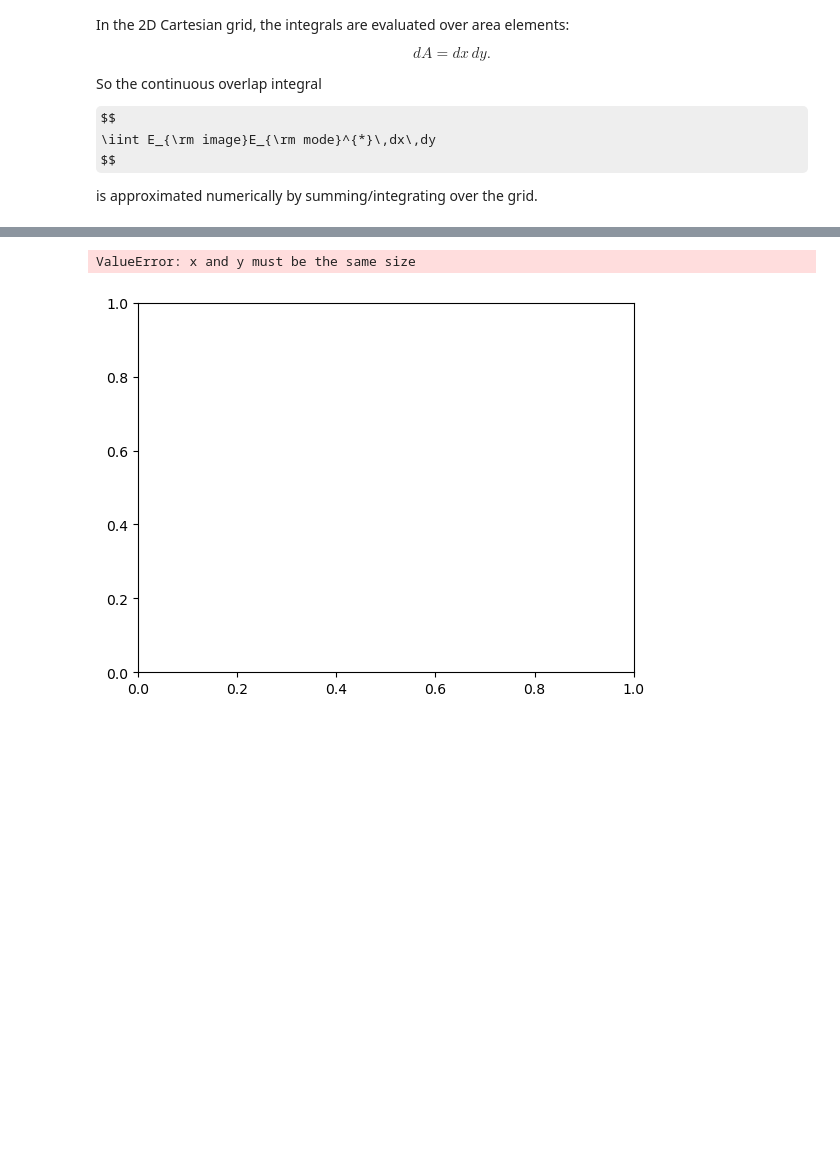
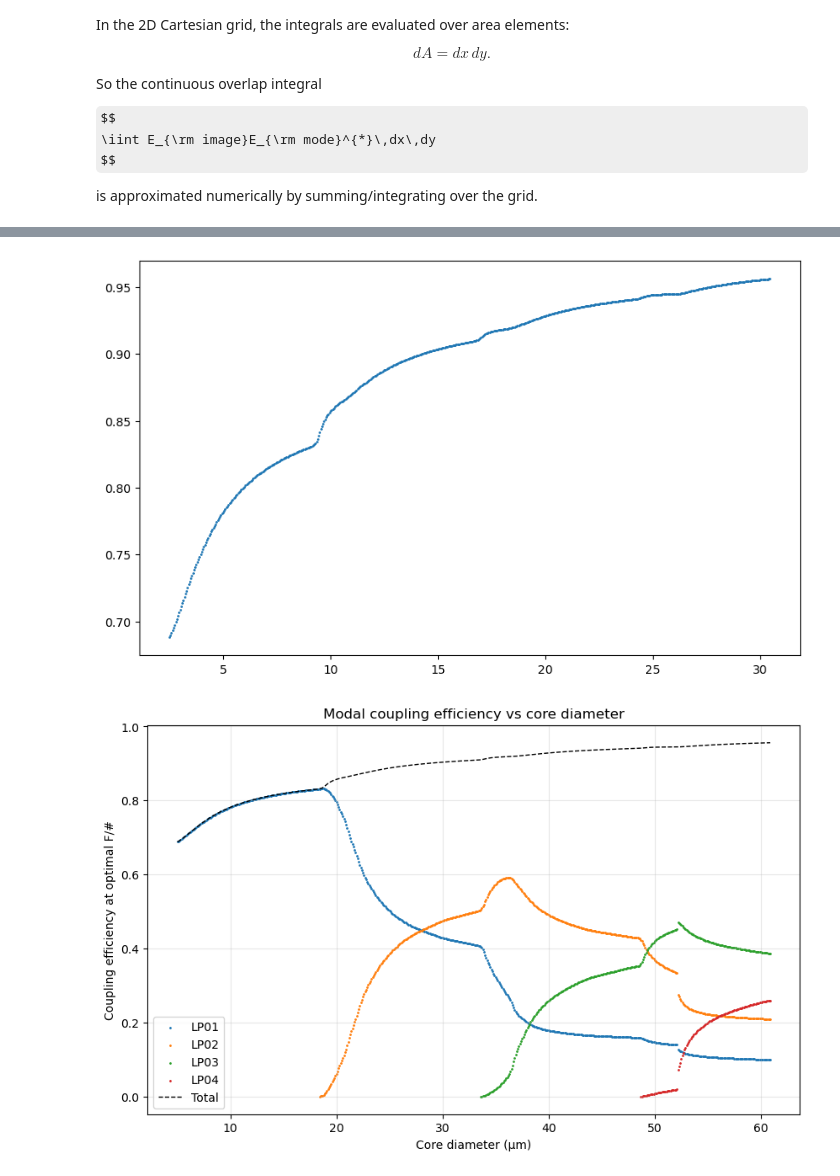
Before and after one commit to TongyueLiu/OH-Suppression-MRes-Project, a Jupyter notebook: notebooks/2D electric field calculations.ipynb, the cells around one changed output, grey strips where cells are left out. Cells and saved outputs as stored; diff of their text form; code cells hidden in the pictures; some formulas as TeX source; blank space fills up the shorter version.

```diff
--- a/notebooks/2D electric field calculations.ipynb
+++ b/notebooks/2D electric field calculations.ipynb
@@ -467,16 +485,16 @@ def coupling_efficiency_2d(E_image, E_mode, x_1d, y_1d):
     overlap_integrand = E_image * np.conjugate(E_mode)
 
     # First integrate along the direction of x:
-    overlap_x = np.trapezoid(overlap_integrand, x=x_1d, axis=1)
-    overlap = np.trapezoid(overlap_x, x=y_1d)
+    overlap_x = integrate.simpson(overlap_integrand, x=x_1d, axis=1)
+    overlap = integrate.simpson(overlap_x, x=y_1d)
 
     # Power is the integral of the electric field amplitude intensity.
     # The power in each electric field are normalisation factors when we take the product of
     # power in image field and power in mode field
-    P_image_x = np.trapezoid(np.abs(E_image)**2, x=x_1d, axis=1)
-    P_image = np.trapezoid(P_image_x, x=y_1d)
-    P_mode_x = np.trapezoid(np.abs(E_mode)**2, x=x_1d, axis=1)
-    P_mode = np.trapezoid(P_mode_x, x=y_1d)
+    P_image_x = integrate.simpson(np.abs(E_image)**2, x=x_1d, axis=1)
+    P_image = integrate.simpson(P_image_x, x=y_1d)
+    P_mode_x = integrate.simpson(np.abs(E_mode)**2, x=x_1d, axis=1)
+    P_mode = integrate.simpson(P_mode_x, x=y_1d)
 
     # Calculate the coupling efficiency
     numerator = np.abs(overlap)**2
@@ -721,6 +909,7 @@ y_1d = np.linspace(-r_max, r_max, n_grid)
 
 x, y = np.meshgrid(x_1d, y_1d)
 # %%
-core_radius_range_test = np.linspace(5e-6, 30e-6, 1000)
+core_radius_range_test = np.arange(2.5e-6, 30e-6 + 0.5e-6, 0.05e-6) # from 2 to 50 microns in meters, note arange is exclusive of the endpoint, so we add 0.5e-6 to include 30e-6 in the range
 lam0 = 1.5e-6
 NA = 0.1
+print(f"Testing {len(core_radius_range_test)} core radius values from {core_radius_range_test[0]*1e6:.2f} to {core_radius_range_test[-1]*1e6:.2f} microns")
@@ -758,7 +981,53 @@ results_2d_sym
 # %%
-eta_best_values = [result.eta_best for result in results_2d_sym]
+a_arr = np.array([res["a"] for res in data_few_sym_2d])
+V_arr = np.array([res["V"] for res in data_few_sym_2d])
+F_opt_arr = np.array([res["F_opt"] for res in data_few_sym_2d])
+eta_total_arr = np.array([res["eta_total_opt"] for res in data_few_sym_2d])
 # %%
-plt.scatter(core_radius_range_test, eta_best_values, marker='o')
+plt.figure(figsize=(10, 6))
+plt.scatter(a_arr * 1e6, eta_total_arr, s=1)
+
+# Core radius array
+a_arr = np.array([row["a"] for row in data_few_sym_2d])          # in meters
+a_um = a_arr * 1e6                                    # convert to microns
+
+# Prepare arrays for LP01, LP02, LP03 efficiencies
+eta_LP01 = np.full(len(data_few_sym_2d), np.nan)
+eta_LP02 = np.full(len(data_few_sym_2d), np.nan)
+eta_LP03 = np.full(len(data_few_sym_2d), np.nan)
+eta_LP04 = np.full(len(data_few_sym_2d), np.nan)
+eta_tot = np.array([row["eta_total_opt"] for row in data_few_sym_2d])
+
+# Extract modal efficiencies from mode_results
+for i, row in enumerate(data_few_sym_2d):
+    for mode in row["mode_results"]:
+        l = mode["l"]
+        m = mode["m"]
+        eta = mode["eta"]
+
+        if l == 0 and m == 1:
+            eta_LP01[i] = eta
+        elif l == 0 and m == 2:
+            eta_LP02[i] = eta
+        elif l == 0 and m == 3:
+            eta_LP03[i] = eta
+        elif l == 0 and m == 4:
+            eta_LP04[i] = eta
+
+# Plot
+plt.figure(figsize=(10, 6))
+plt.scatter(2* a_um, eta_LP01, s=1, label='LP01')
+plt.scatter(2* a_um, eta_LP02, s=1, label='LP02')
+plt.scatter(2* a_um, eta_LP03, s=1, label='LP03')
+plt.scatter(2* a_um, eta_LP04, s=1, label='LP04')
+plt.plot(2* a_um, eta_tot, linestyle='--', label='Total', color='black', linewidth=1)
+plt.xlabel("Core diameter (µm)")
+plt.ylabel("Coupling efficiency at optimal F/#")
+plt.title("Modal coupling efficiency vs core diameter")
+# plt.ylim(0.68, 0.9)
+plt.legend()
+plt.grid(True, alpha=0.3)
+plt.show()
 # %% [output]
-ValueError: x and y must be the same size
-[figure, old version]
+[figure, new version]
+[figure, added]
```
Also changed, not shown: parts of 45 cells of this notebook, 1 other file.
